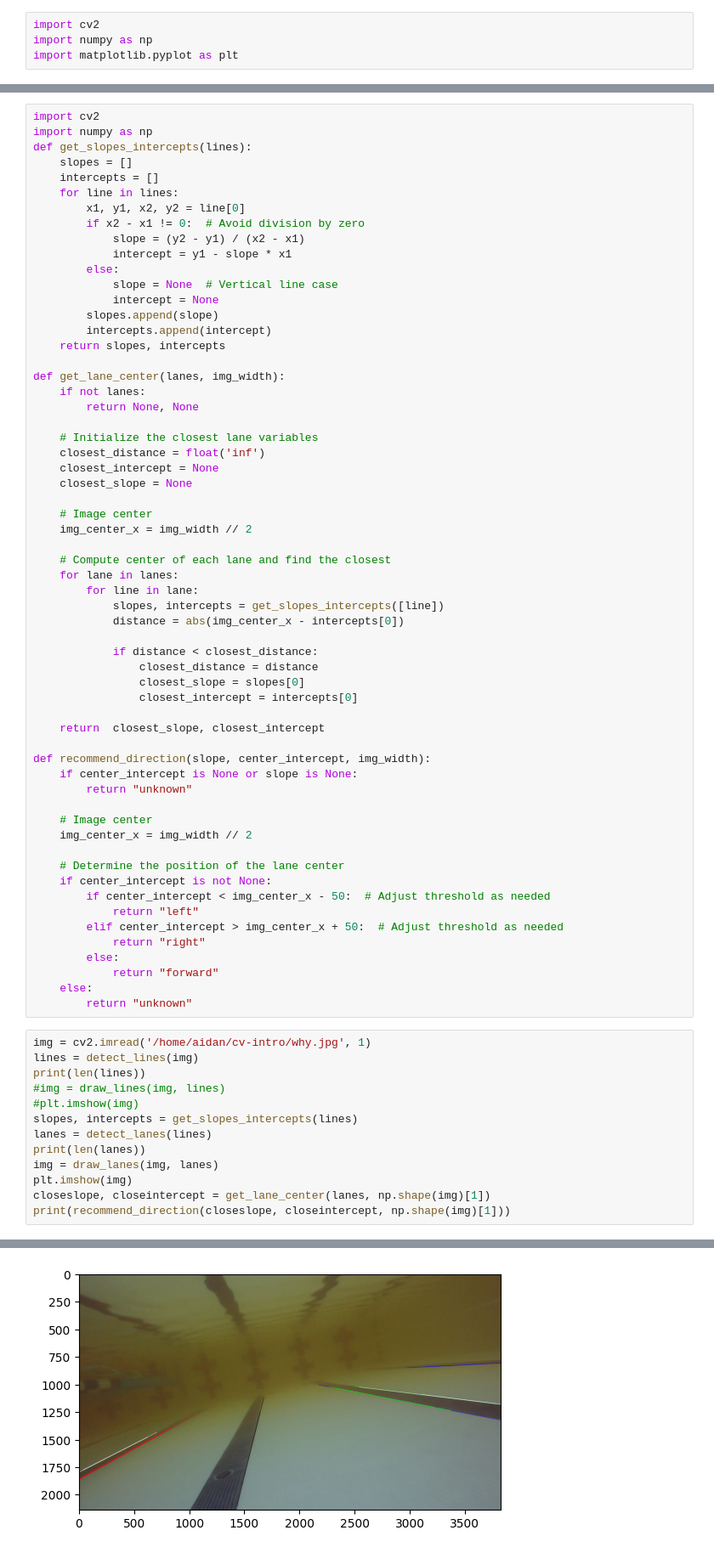
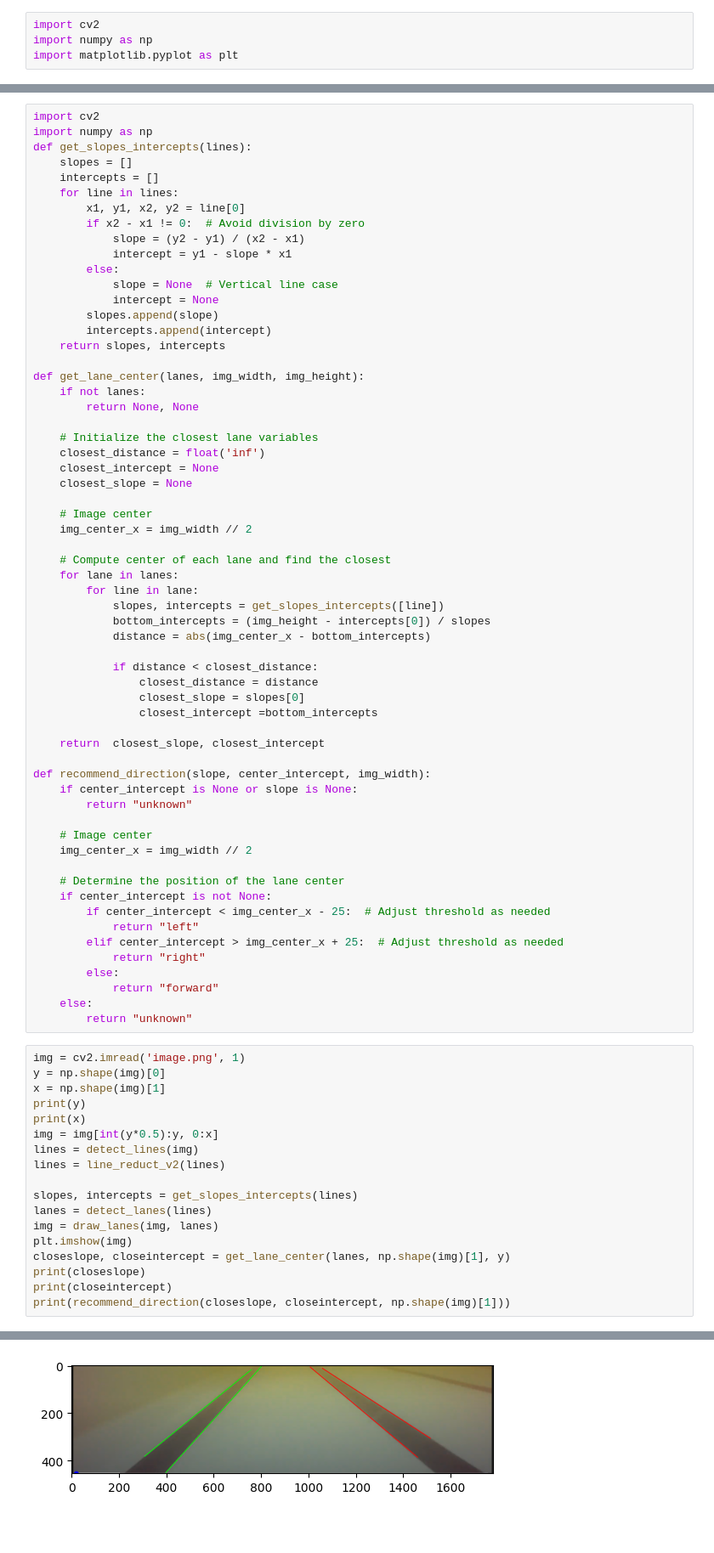
Before and after one commit to hydrus3109/cv-intro, a Jupyter notebook: lane_detection.ipynb, the cells around one changed output, grey strips where cells are left out. Shown at 85% size. Drawn from its saved outputs; the diff is of its cells as text; blank space fills up the shorter version.

```diff
--- a/lane_detection.ipynb
+++ b/lane_detection.ipynb
@@ -100,7 +121,7 @@ def get_slopes_intercepts(lines):
         intercepts.append(intercept)
     return slopes, intercepts
 
-def get_lane_center(lanes, img_width):
+def get_lane_center(lanes, img_width, img_height):
     if not lanes:
         return None, None
 
@@ -116,12 +137,13 @@ def get_lane_center(lanes, img_width):
     for lane in lanes:
         for line in lane:
             slopes, intercepts = get_slopes_intercepts([line])
-            distance = abs(img_center_x - intercepts[0])
+            bottom_intercepts = (img_height - intercepts[0]) / slopes
+            distance = abs(img_center_x - bottom_intercepts)
 
             if distance < closest_distance:
                 closest_distance = distance
                 closest_slope = slopes[0]
-                closest_intercept = intercepts[0]
+                closest_intercept =bottom_intercepts
 
     return  closest_slope, closest_intercept
 
@@ -134,25 +156,30 @@ def recommend_direction(slope, center_intercept, img_width):
 
     # Determine the position of the lane center
     if center_intercept is not None:
-        if center_intercept < img_center_x - 50:  # Adjust threshold as needed
+        if center_intercept < img_center_x - 25:  # Adjust threshold as needed
             return "left"
-        elif center_intercept > img_center_x + 50:  # Adjust threshold as needed
+        elif center_intercept > img_center_x + 25:  # Adjust threshold as needed
             return "right"
         else:
             return "forward"
     else:
         return "unknown"
 # %%
-img = cv2.imread('/home/aidan/cv-intro/why.jpg', 1)
+img = cv2.imread('image.png', 1)
+y = np.shape(img)[0]
+x = np.shape(img)[1]
+print(y)
+print(x)
+img = img[int(y*0.5):y, 0:x]
 lines = detect_lines(img)
-print(len(lines))
-#img = draw_lines(img, lines)
-#plt.imshow(img)
+lines = line_reduct_v2(lines)
+
 slopes, intercepts = get_slopes_intercepts(lines)
 lanes = detect_lanes(lines)
-print(len(lanes))
 img = draw_lanes(img, lanes)
 plt.imshow(img)
-closeslope, closeintercept = get_lane_center(lanes, np.shape(img)[1])
+closeslope, closeintercept = get_lane_center(lanes, np.shape(img)[1], y)
+print(closeslope)
+print(closeintercept)
 print(recommend_direction(closeslope, closeintercept, np.shape(img)[1]))
 # %% [output]
@@ -161,2 +190,2 @@ print(recommend_direction(closeslope, closeintercept, np.shape(img)[1]))
 left
-[figure, old version]
+[figure, new version]
```
Also changed, not shown: parts of 2 cells of this notebook, 3 other files.
